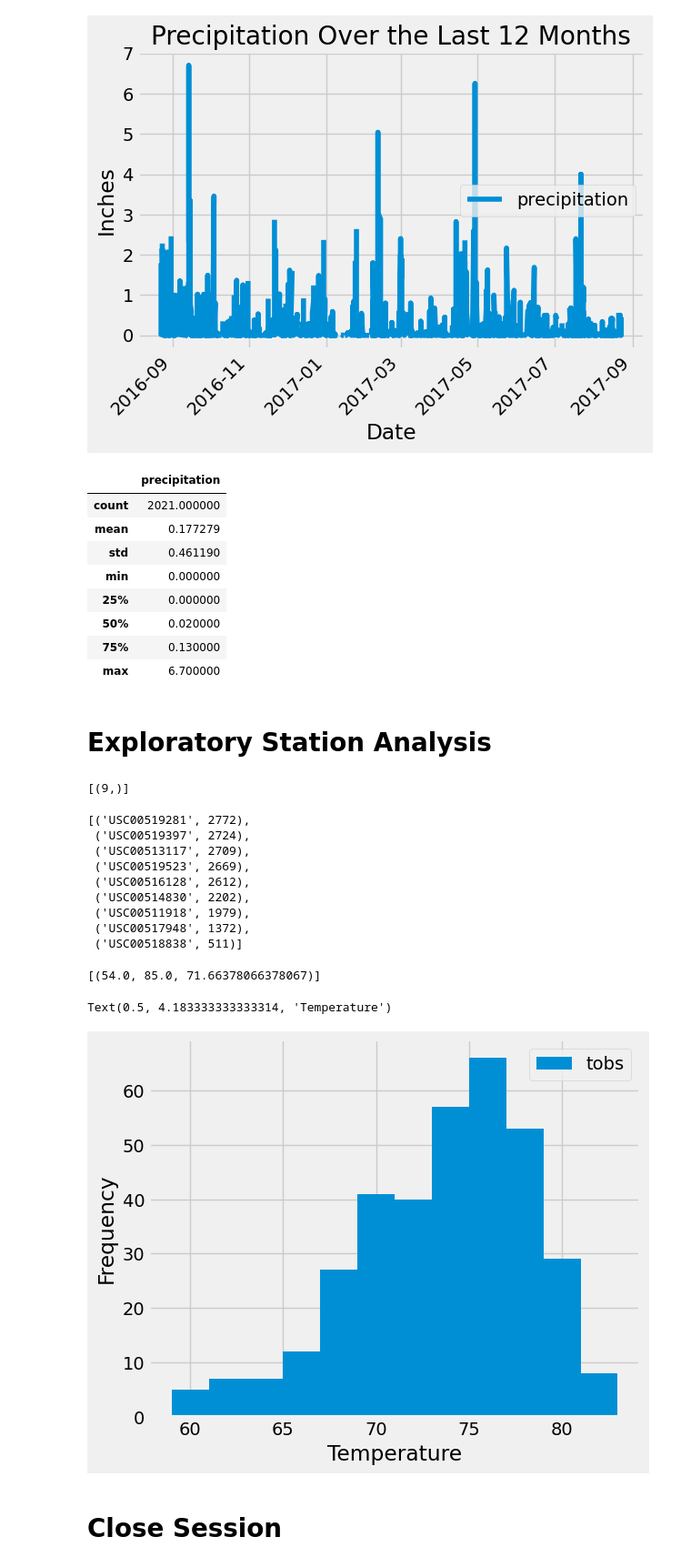
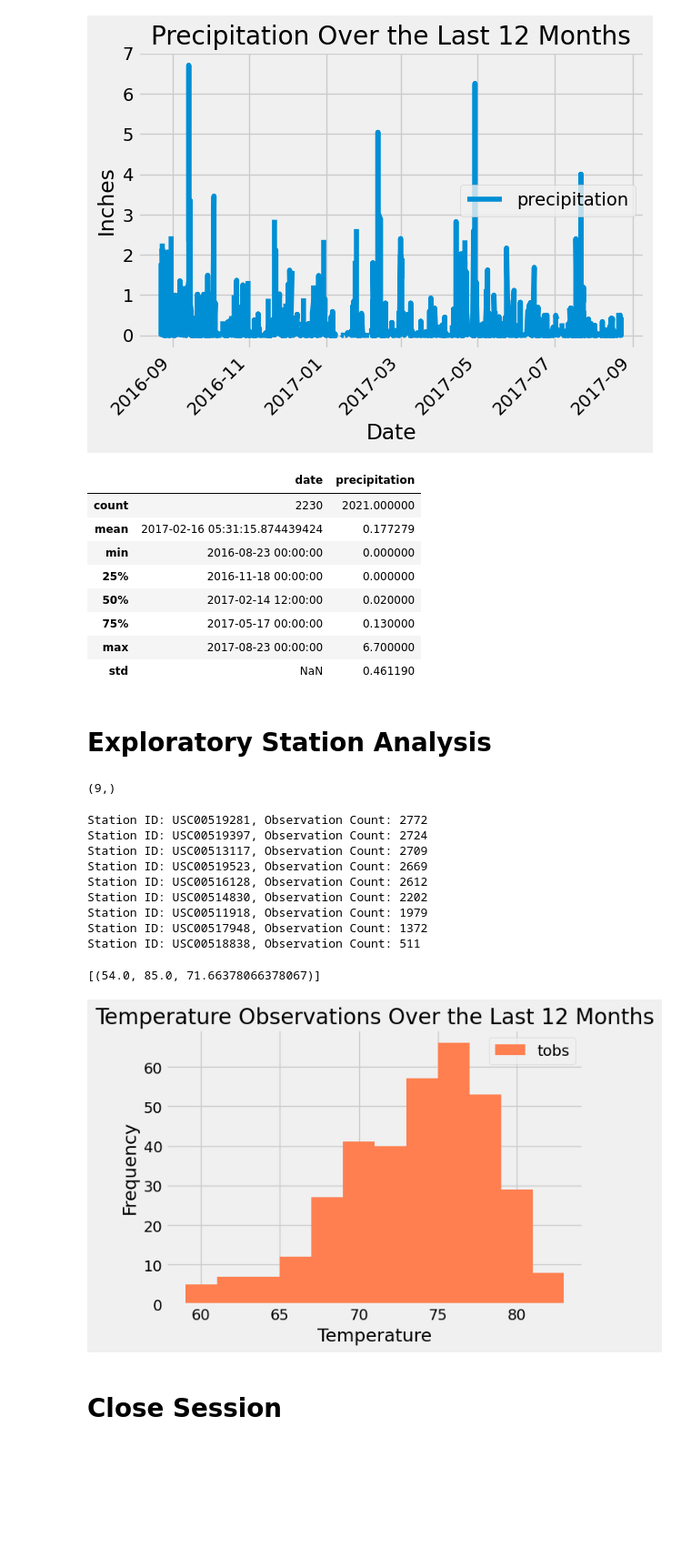
Before and after one commit to soniamoretti/sqlalchemy-challenge, a Jupyter notebook: SurfsUp/climate_starter.ipynb, the cells around one changed output. Shown at 91% size. Cells and saved outputs as stored; diff of their text form; code cells hidden in the pictures; blank space fills up the shorter version.

Commit message:
second plot

```diff
--- a/SurfsUp/climate_starter.ipynb
+++ b/SurfsUp/climate_starter.ipynb
@@ -77,45 +77,83 @@ Text(0.5, 1.0, 'Precipitation Over the Last 12 Months')
 [figure]
 # %%
 # Use Pandas to calculate the summary statistics for the precipitation data
+precipitation_df.describe()
 # %% [output]
-|  | precipitation |
-| count | 2021.000000 |
-| mean | 0.177279 |
-| std | 0.461190 |
-| min | 0.000000 |
-| 25% | 0.000000 |
-| 50% | 0.020000 |
-| 75% | 0.130000 |
-| max | 6.700000 |
+|  | date | precipitation |
+| count | 2230 | 2021.000000 |
+| mean | 2017-02-16 05:31:15.874439424 | 0.177279 |
+| min | 2016-08-23 00:00:00 | 0.000000 |
+| 25% | 2016-11-18 00:00:00 | 0.000000 |
+| 50% | 2017-02-14 12:00:00 | 0.020000 |
+| 75% | 2017-05-17 00:00:00 | 0.130000 |
+| max | 2017-08-23 00:00:00 | 6.700000 |
+| std | NaN | 0.461190 |
 # %% [markdown]
 # Exploratory Station Analysis
 # %%
 # Design a query to calculate the total number of stations in the dataset
+total_stations = session.query(func.count(station.station))[0]
+total_stations
 # %% [output]
-[(9,)]
+(9,)
 # %%
 # Design a query to find the most active stations (i.e. which stations have the most rows?)
+
+# Query to find stations with the most rows
+stations_count = session.query(
+    measurement.station,
+    func.count(measurement.id).label('observation_count')
+).group_by(measurement.station).order_by(func.count(measurement.id).desc()).all()
+
+# Print the results
+for station, observation_count in stations_count:
+    print(f'Station ID: {station}, Observation Count: {observation_count}')
+
+
+
+
 # List the stations and their counts in descending order.
 # %% [output]
-[('USC00519281', 2772),
- ('USC00519397', 2724),
- ('USC00513117', 2709),
- ('USC00519523', 2669),
- ('USC00516128', 2612),
- ('USC00514830', 2202),
- ('USC00511918', 1979),
- ('USC00517948', 1372),
- ('USC00518838', 511)]
+Station ID: USC00519281, Observation Count: 2772
+Station ID: USC00519397, Observation Count: 2724
+Station ID: USC00513117, Observation Count: 2709
+Station ID: USC00519523, Observation Count: 2669
+Station ID: USC00516128, Observation Count: 2612
+Station ID: USC00514830, Observation Count: 2202
+Station ID: USC00511918, Observation Count: 1979
+Station ID: USC00517948, Observation Count: 1372
+Station ID: USC00518838, Observation Count: 511
 # %%
 # Using the most active station id from the previous query, calculate the lowest, highest, and average temperature.
+most_active_station = stations_count[0][0]
+
+temperature_stats = session.query(
+    func.min(measurement.tobs),
+    func.max(measurement.tobs),
+    func.avg(measurement.tobs)
+    ).filter(measurement.station == most_active_station).all()
+
+temperature_stats
 # %% [output]
 [(54.0, 85.0, 71.66378066378067)]
 # %%
 # Using the most active station id
 # Query the last 12 months of temperature observation data for this station and plot the results as a histogram
+tobs_data = session.query(measurement.tobs)\
+    .filter(measurement.station == most_active_station)\
+    .filter(measurement.date >= last_12_months).all()
+# Convert the query results into a DataFrame
+tobs_df = pd.DataFrame(tobs_data, columns=["tobs"])
+
+# Plot the histogram with bins=12
+tobs_df.plot.hist(bins=12, color="coral")
+plt.xlabel("Temperature")
+plt.ylabel("Frequency")
+plt.title("Temperature Observations Over the Last 12 Months")
+plt.tight_layout()
+plt.show()
 # %% [output]
-Text(0.5, 4.183333333333314, 'Temperature')
-[figure, old version]
+[figure, new version]
 # %% [markdown]
 # Close Session
 # %%
```
